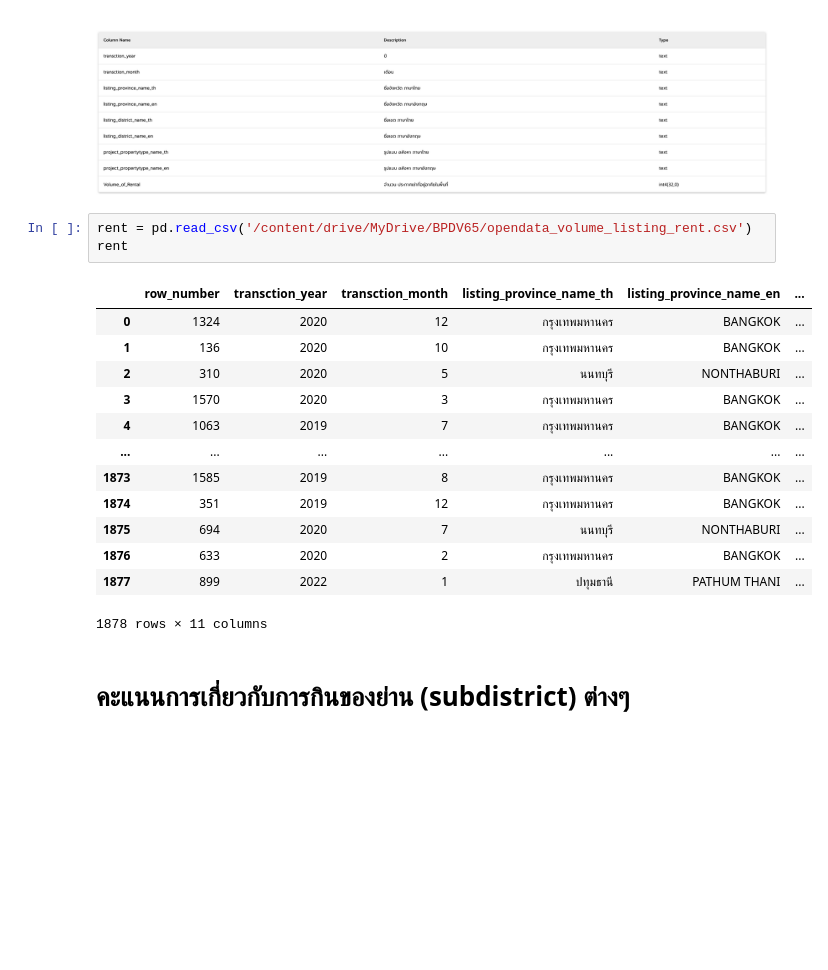
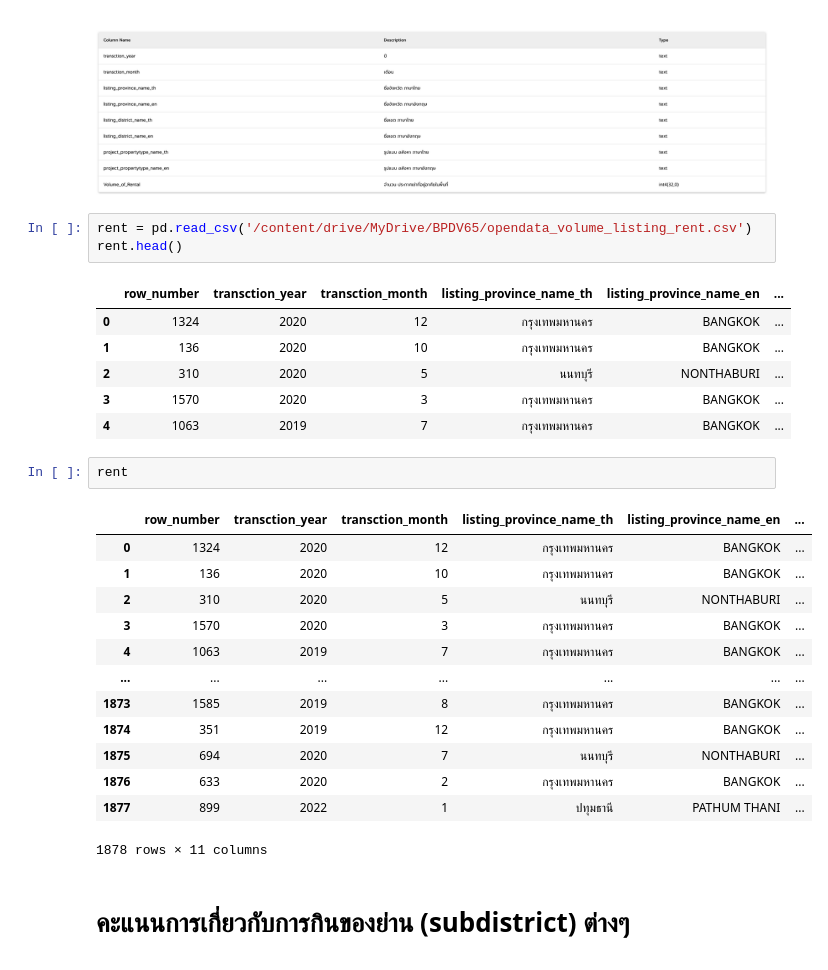
Before and after one commit to NarawitPrathansap/BasicProg_DataViz65, a Jupyter notebook: midterm65.ipynb, the cells around one changed output. Cells and saved outputs as stored; diff of their text form; blank space fills up the shorter version.

```diff
--- a/midterm65.ipynb
+++ b/midterm65.ipynb
@@ -49,21 +81,30 @@ project.head()
 ![Screen Shot 2565-09-12 at 11.23.25.png](embedded-picture-1)
 # %%
 rent = pd.read_csv('/content/drive/MyDrive/BPDV65/opendata_volume_listing_rent.csv')
-rent
+rent.head()
 # %% [output]
 |  | row_number | transction_year | transction_month | listing_province_name_th | listing_province_name_en | ... |
 | 0 | 1324 | 2020 | 12 | กรุงเทพมหานคร | BANGKOK | ... |
 | 1 | 136 | 2020 | 10 | กรุงเทพมหานคร | BANGKOK | ... |
 | 2 | 310 | 2020 | 5 | นนทบุรี | NONTHABURI | ... |
 | 3 | 1570 | 2020 | 3 | กรุงเทพมหานคร | BANGKOK | ... |
 | 4 | 1063 | 2019 | 7 | กรุงเทพมหานคร | BANGKOK | ... |
-| ... | ... | ... | ... | ... | ... | ... |
-| 1873 | 1585 | 2019 | 8 | กรุงเทพมหานคร | BANGKOK | ... |
-| 1874 | 351 | 2019 | 12 | กรุงเทพมหานคร | BANGKOK | ... |
-| 1875 | 694 | 2020 | 7 | นนทบุรี | NONTHABURI | ... |
-| 1876 | 633 | 2020 | 2 | กรุงเทพมหานคร | BANGKOK | ... |
-| 1877 | 899 | 2022 | 1 | ปทุมธานี | PATHUM THANI | ... |
-1878 rows × 11 columns
+# %%
+rent
+# %% [output]
+|  | row_number | transction_year | transction_month | listing_province_name_th | listing_province_name_en | ... |
+| 0 | 1324 | 2020 | 12 | กรุงเทพมหานคร | BANGKOK | ... |
+| 1 | 136 | 2020 | 10 | กรุงเทพมหานคร | BANGKOK | ... |
+| 2 | 310 | 2020 | 5 | นนทบุรี | NONTHABURI | ... |
+| 3 | 1570 | 2020 | 3 | กรุงเทพมหานคร | BANGKOK | ... |
+| 4 | 1063 | 2019 | 7 | กรุงเทพมหานคร | BANGKOK | ... |
+| ... | ... | ... | ... | ... | ... | ... |
+| 1873 | 1585 | 2019 | 8 | กรุงเทพมหานคร | BANGKOK | ... |
+| 1874 | 351 | 2019 | 12 | กรุงเทพมหานคร | BANGKOK | ... |
+| 1875 | 694 | 2020 | 7 | นนทบุรี | NONTHABURI | ... |
+| 1876 | 633 | 2020 | 2 | กรุงเทพมหานคร | BANGKOK | ... |
+| 1877 | 899 | 2022 | 1 | ปทุมธานี | PATHUM THANI | ... |
+1878 rows × 11 columns
 # %% [markdown]
 # คะแนนการเกี่ยวกับการกินของย่าน (subdistrict) ต่างๆ
 
```
Also changed, not shown: parts of 14 cells of this notebook.
